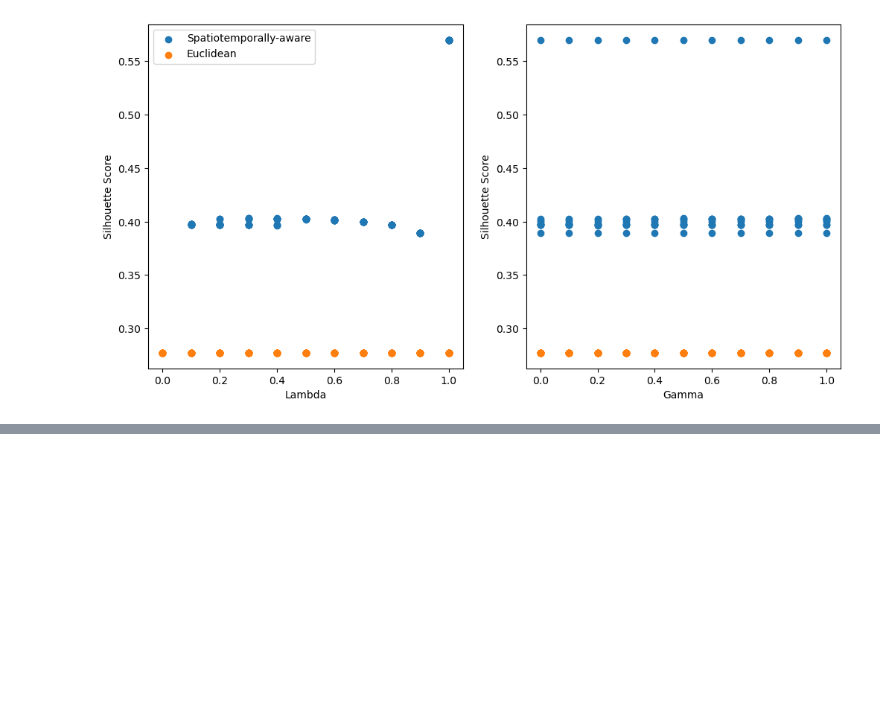
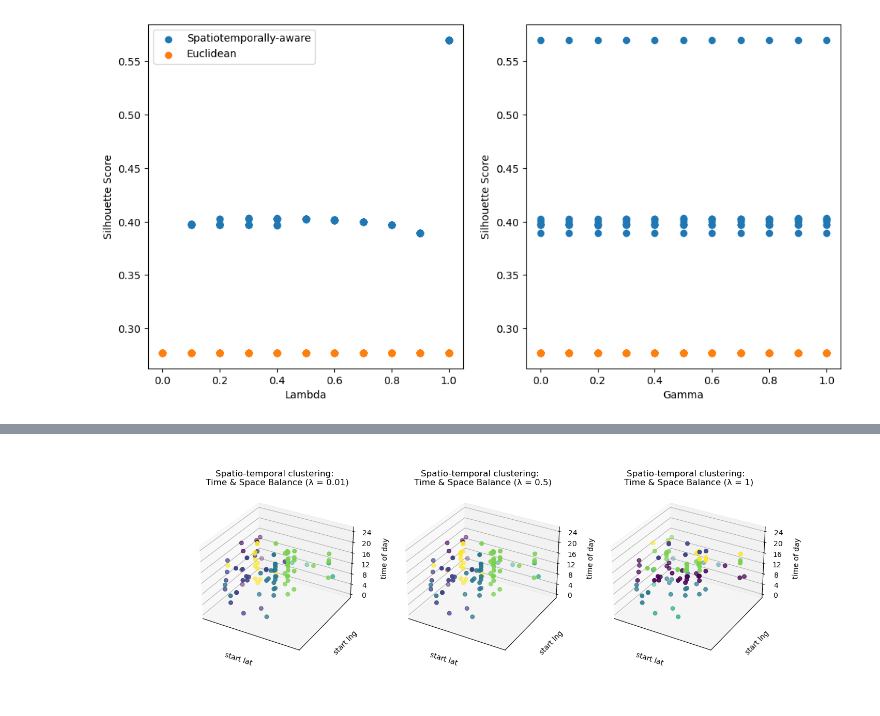
Before and after one commit to ekinugurel/SpatiotemporalFrequentPatternMining, a Jupyter notebook: clustering_analyses.ipynb, the cells around one changed output, grey strips where cells are left out. Cells and saved outputs as stored; diff of their text form; code cells hidden in the pictures; blank space fills up the shorter version.

Commit message:
teaser visualization

```diff
--- a/clustering_analyses.ipynb
+++ b/clustering_analyses.ipynb
@@ -898,0 +846,4 @@ cluster_results
+# %%
+# obtain format for plotting
+time_and_space_3D = small_time_and_space_arr[:, [0, 1, 4]]
+time_and_space_3D[:, 2] = time_and_space_3D[:, 2]/(60*60)
@@ -899,23 +870,35 @@ cluster_results
 # %%
 from mpl_toolkits.mplot3d import Axes3D
 
 
-fig = plt.figure(figsize = (10, 15))
-ax = plt.axes(projection='3d')
-fig.tight_layout(pad = 5.0)
+fig = plt.figure(figsize=plt.figaspect(0.33))
+for i in range(3):
+    ax = fig.add_subplot(1, 3, i+1, projection='3d')
+    ax.scatter(time_and_space_3D[:,0], time_and_space_3D[:,1], time_and_space_3D[:,2], c = clusterings[i], cmap = 'viridis', s = 30);
+    ax.set_xticks([]);
+    ax.set_yticks([]);
+    ax.set_zticks(np.linspace(0, 24, 7));
+    title = ax.set_title(f"Spatio-temporal clustering: \n Time & Space Balance (λ = {lambdas[i]})")
+    ax.set_xlabel("start lat");
+    ax.set_ylabel("start lng");
+    ax.set_zlabel("\n time of day");
+# ax = plt.axes(projection='3d')
+# fig.tight_layout(pad = 5.0)
 
-ax.scatter(lons, times, lats, c = clustering, cmap = 'viridis', s = 30);
+# ax.scatter(time_and_space_3D[:,0], time_and_space_3D[:,1], time_and_space_3D[:,2], c = clusterings[0], cmap = 'viridis', s = 30);
 
-ax.set_xticks([]);
-ax.set_zticks([]);
-ax.set_yticks(np.linspace(0, 24, 7));
+# ax.set_xticks([]);
+# ax.set_yticks([]);
+# ax.set_zticks(np.linspace(0, 24, 7));
 
-title = ax.set_title("Spatio-temporal clustering: \n Time & Space Balance", fontsize = 20);
-ax.set_xlabel("start lon", fontsize = 16);
-ax.set_zlabel("start lat", fontsize = 16);
-ax.set_ylabel("\n time of day", fontsize = 14);
-title.set_position([0.5, 1]);
+# title = ax.set_title("Spatio-temporal clustering: \n Time & Space Balance", fontsize = 20);
+# ax.set_xlabel("start lat", fontsize = 16);
+# ax.set_ylabel("start lng", fontsize = 16);
+# ax.set_zlabel("\n time of day", fontsize = 14);
+# title.set_position([0.5, 1]);
 
 
-ax.view_init(10, -10, 0);
-ax.dist = 11;
+# ax.view_init(10, -10, 0);
+# ax.dist = 11;
+# %% [output]
+[figure, added]
```
Also changed, not shown: parts of 17 cells of this notebook, 2 other files.
